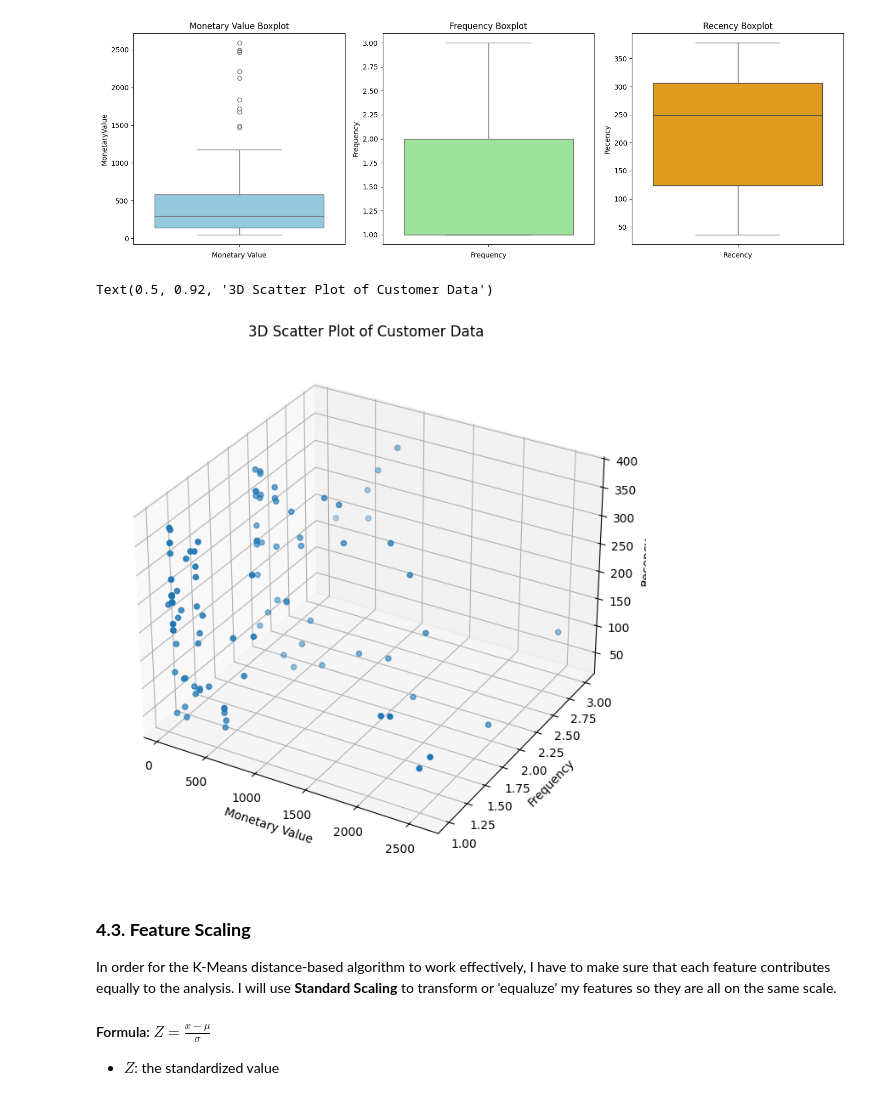
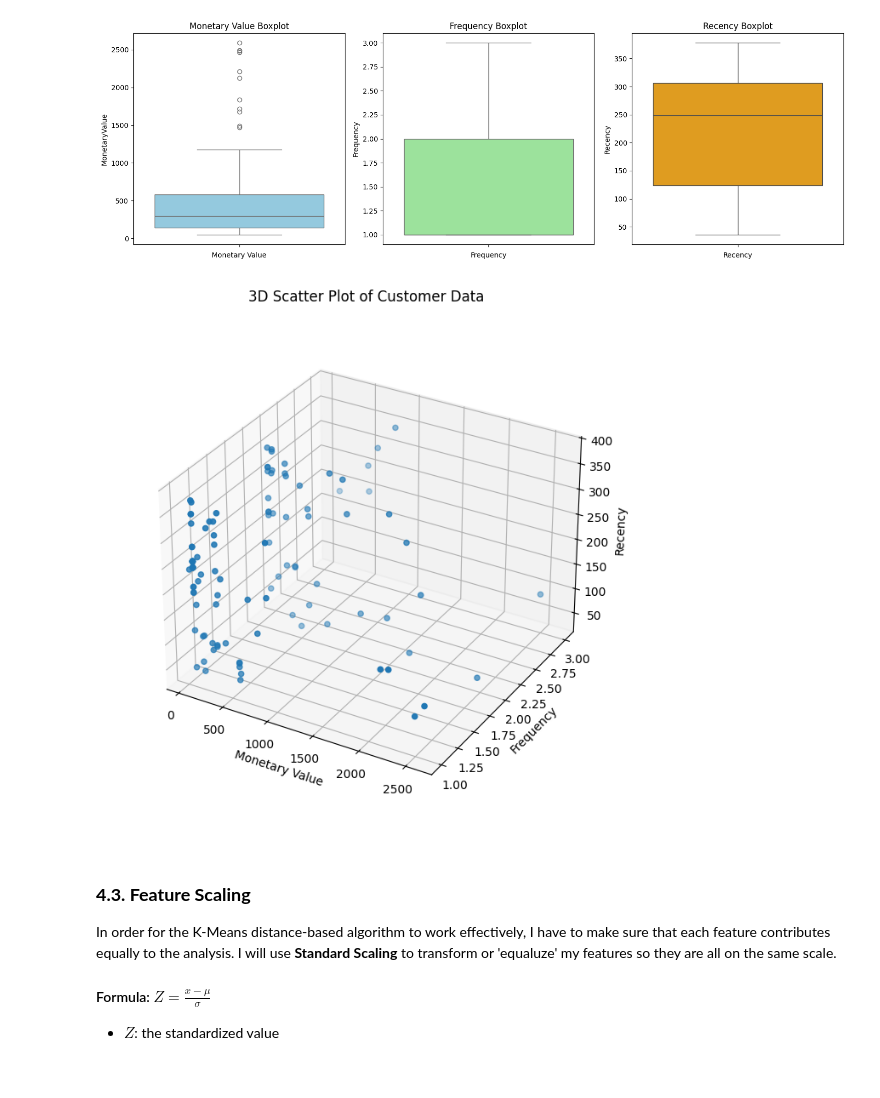
Before and after one commit to ThatcherMcc/Customer-Segmentation-Analysis, a Jupyter notebook: data_clustering.ipynb, the cells around one changed output. Cells and saved outputs as stored; diff of their text form; code cells hidden in the pictures.

```diff
--- a/data_clustering.ipynb
+++ b/data_clustering.ipynb
@@ -520,18 +519,19 @@ plt.show()
 # %%
 fig = plt.figure(figsize=(8, 8))
 
 ax = fig.add_subplot(projection="3d")
 
 scatter = ax.scatter(non_outliers_df["MonetaryValue"], non_outliers_df["Frequency"], non_outliers_df["Recency"])
 
 ax.set_xlabel("Monetary Value")
 ax.set_ylabel("Frequency")
 ax.set_zlabel("Recency")
 
 ax.set_title("3D Scatter Plot of Customer Data")
+ax.set_box_aspect(None, zoom=0.90)
+plt.show()
 # %% [output]
-Text(0.5, 0.92, '3D Scatter Plot of Customer Data')
-[figure, old version]
+[figure, new version]
 # %% [markdown]
 ### **4.3. Feature Scaling**
 
```
Also changed, not shown: parts of 4 cells of this notebook, 4 other files.
